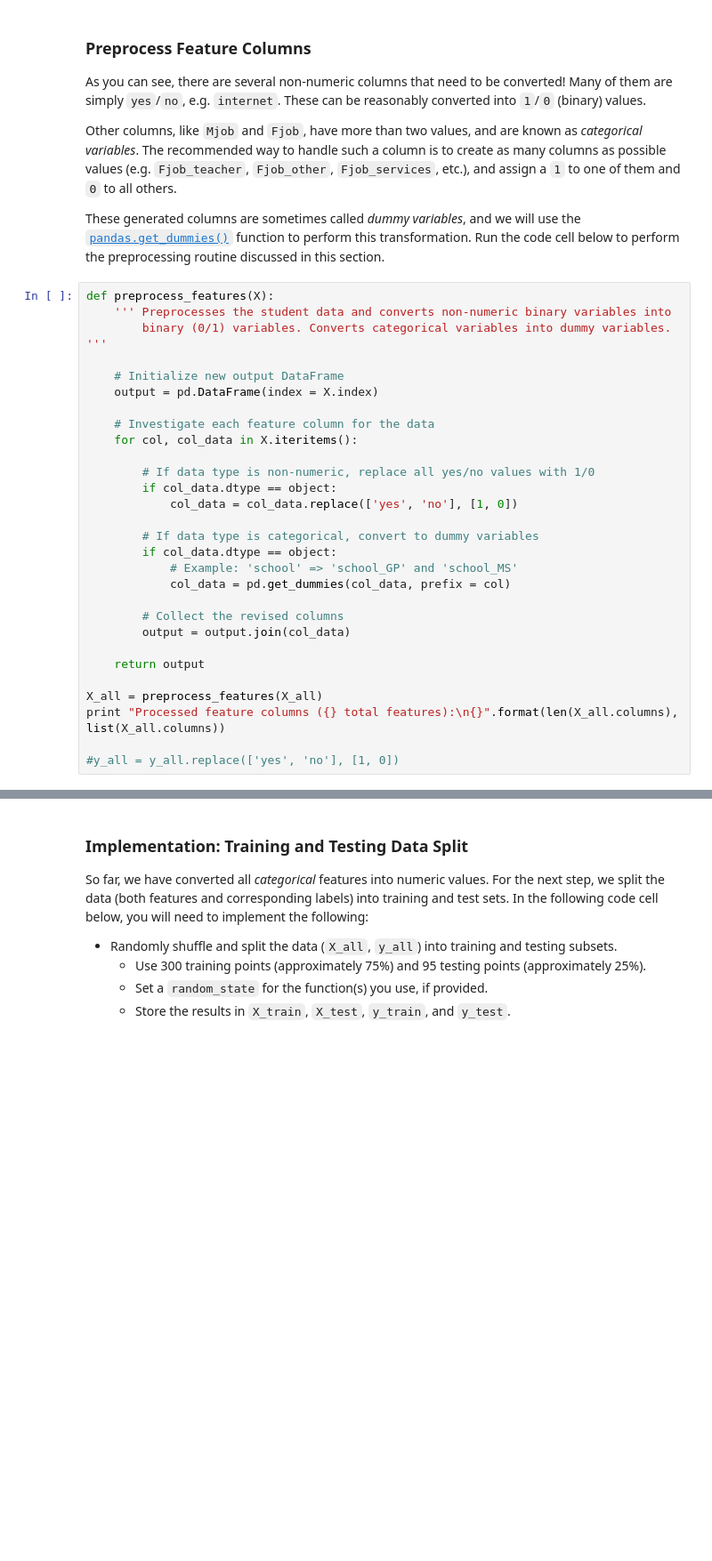
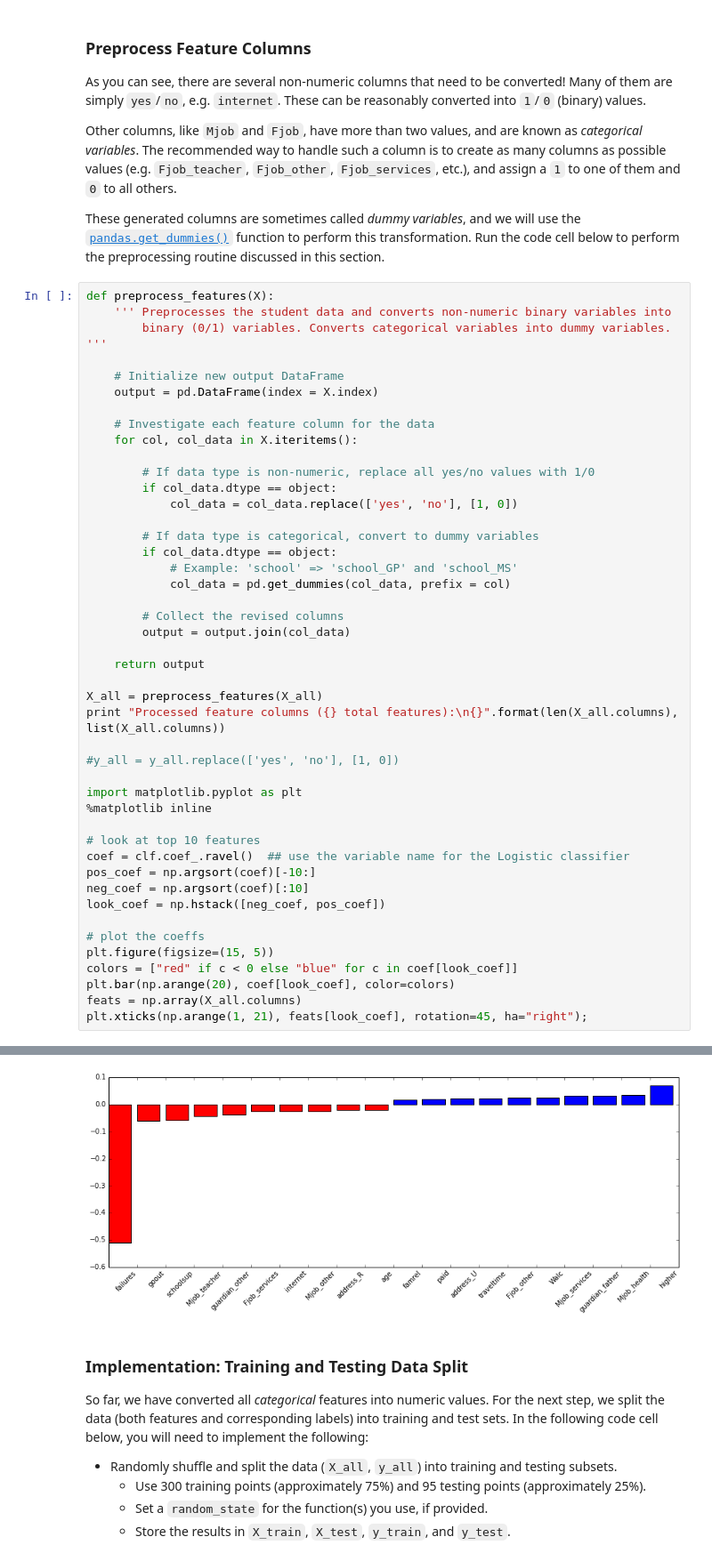
Before and after one commit to mikejhuang/student-intervention, a Jupyter notebook: student_intervention.ipynb, the cells around one changed output, grey strips where cells are left out. Shown: that part at 89% size. Saved outputs shown, nothing was run; the diff lists cells and outputs as text; blank space fills up the shorter version.

```diff
--- a/student_intervention.ipynb
+++ b/student_intervention.ipynb
@@ -136,33 +138,50 @@ def preprocess_features(X):
     ''' Preprocesses the student data and converts non-numeric binary variables into
         binary (0/1) variables. Converts categorical variables into dummy variables. '''
 
     # Initialize new output DataFrame
     output = pd.DataFrame(index = X.index)
 
     # Investigate each feature column for the data
     for col, col_data in X.iteritems():
 
         # If data type is non-numeric, replace all yes/no values with 1/0
         if col_data.dtype == object:
             col_data = col_data.replace(['yes', 'no'], [1, 0])
 
         # If data type is categorical, convert to dummy variables
         if col_data.dtype == object:
             # Example: 'school' => 'school_GP' and 'school_MS'
             col_data = pd.get_dummies(col_data, prefix = col)
 
         # Collect the revised columns
         output = output.join(col_data)
 
     return output
 
 X_all = preprocess_features(X_all)
 print "Processed feature columns ({} total features):\n{}".format(len(X_all.columns), list(X_all.columns))
 
 #y_all = y_all.replace(['yes', 'no'], [1, 0])
+
+import matplotlib.pyplot as plt
+%matplotlib inline
+
+# look at top 10 features
+coef = clf.coef_.ravel()  ## use the variable name for the Logistic classifier
+pos_coef = np.argsort(coef)[-10:]
+neg_coef = np.argsort(coef)[:10]
+look_coef = np.hstack([neg_coef, pos_coef])
+
+# plot the coeffs
+plt.figure(figsize=(15, 5))
+colors = ["red" if c < 0 else "blue" for c in coef[look_coef]]
+plt.bar(np.arange(20), coef[look_coef], color=colors)
+feats = np.array(X_all.columns)
+plt.xticks(np.arange(1, 21), feats[look_coef], rotation=45, ha="right");
 # %% [output]
 Processed feature columns (48 total features):
 ['school_GP', 'school_MS', 'sex_F', 'sex_M', 'age', 'address_R', 'address_U', 'famsize_GT3', 'famsize_LE3', 'Pstatus_A', 'Pstatus_T', 'Medu', 'Fedu', 'Mjob_at_home', 'Mjob_health', 'Mjob_other', 'Mjob ...
+[figure, added]
 # %% [markdown]
 ### Implementation: Training and Testing Data Split
 So far, we have converted all _categorical_ features into numeric values. For the next step, we split the data (both features and corresponding labels) into training and test sets. In the following code cell below, you will need to implement the following:
```
Also changed, not shown: parts of 11 cells of this notebook, 1 other file.
